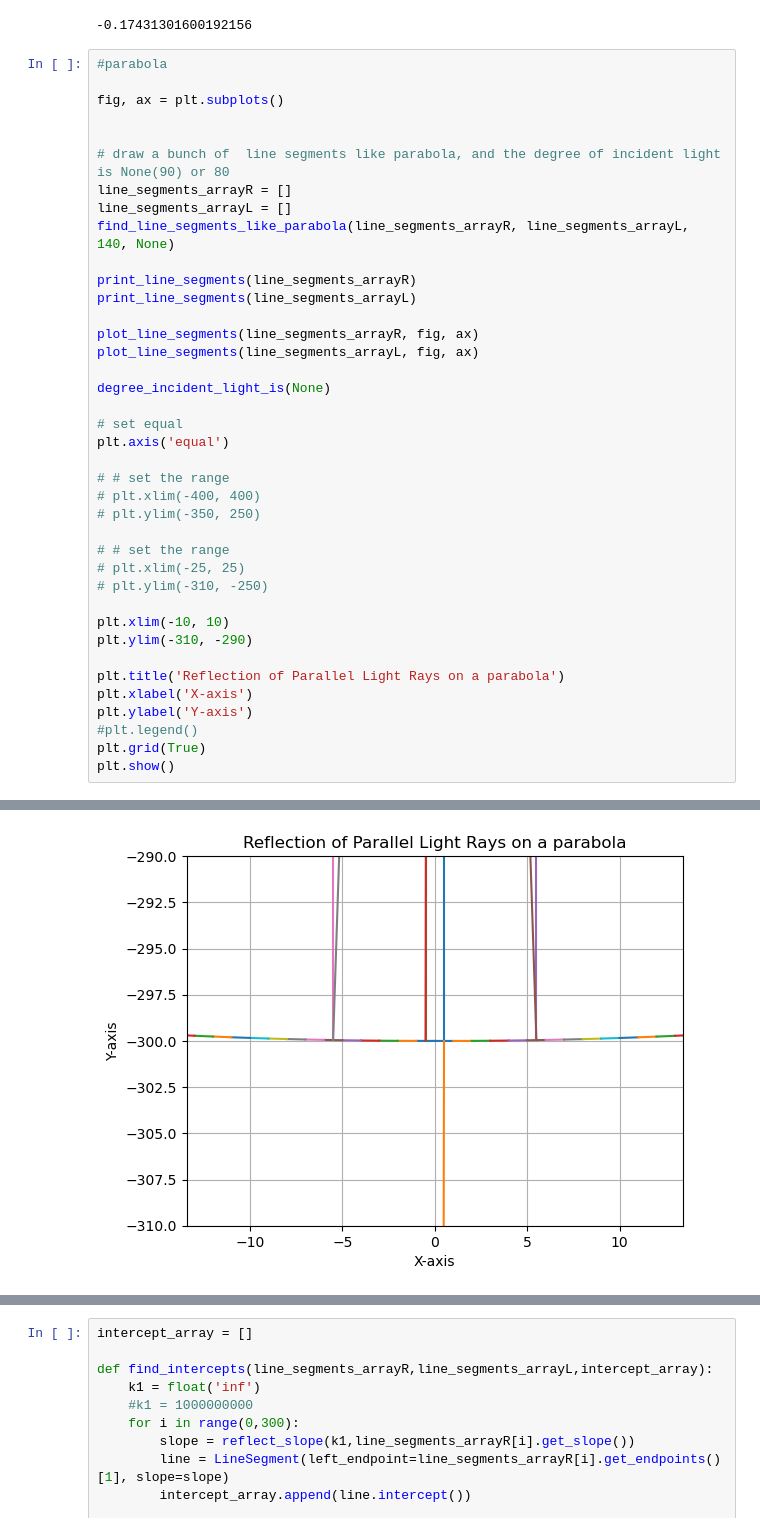
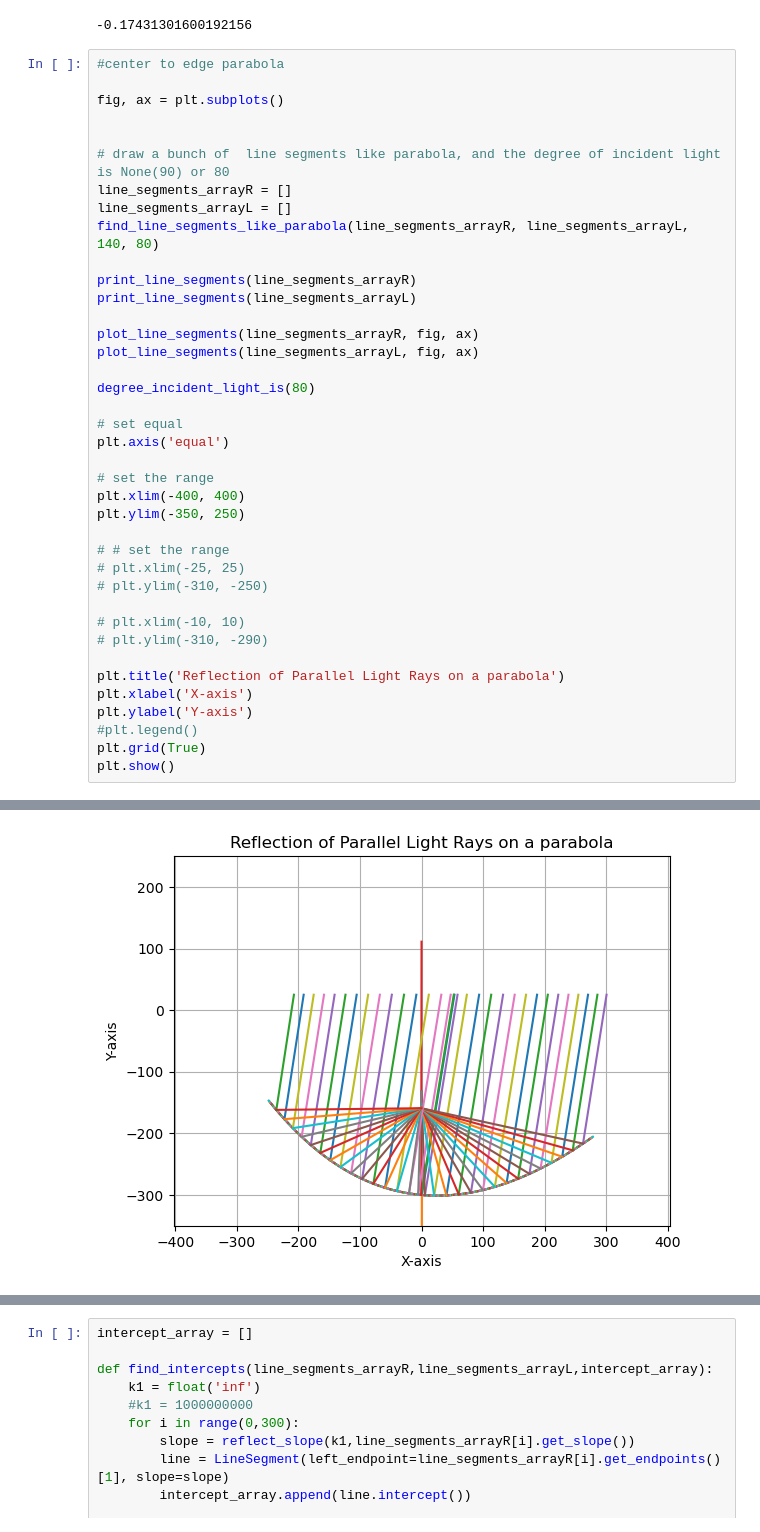
Before and after one commit to xiuxiua8/MCM_ProblemA, a Jupyter notebook: draw.ipynb, the cells around one changed output, grey strips where cells are left out. Saved outputs shown, nothing was run; the diff lists cells and outputs as text.

Commit message:
add markdown & edge to center

```diff
--- a/draw.ipynb
+++ b/draw.ipynb
@@ -357,7 +367,7 @@ print(small_theta(140, 70))
 # %% [output]
 -0.17431301600192156
 # %%
-#parabola
+#center to edge parabola
 
 fig, ax = plt.subplots()
 
@@ -365,7 +375,7 @@ fig, ax = plt.subplots()
 # draw a bunch of  line segments like parabola, and the degree of incident light is None(90) or 80
 line_segments_arrayR = []
 line_segments_arrayL = []
-find_line_segments_like_parabola(line_segments_arrayR, line_segments_arrayL, 140, None)
+find_line_segments_like_parabola(line_segments_arrayR, line_segments_arrayL, 140, 80)
 
 print_line_segments(line_segments_arrayR)
 print_line_segments(line_segments_arrayL)
@@ -373,21 +383,21 @@ print_line_segments(line_segments_arrayL)
 plot_line_segments(line_segments_arrayR, fig, ax)
 plot_line_segments(line_segments_arrayL, fig, ax)
 
-degree_incident_light_is(None)
+degree_incident_light_is(80)
 
 # set equal
 plt.axis('equal')
 
-# # set the range
-# plt.xlim(-400, 400)
-# plt.ylim(-350, 250)
+# set the range
+plt.xlim(-400, 400)
+plt.ylim(-350, 250)
 
 # # set the range
 # plt.xlim(-25, 25)
 # plt.ylim(-310, -250)
 
-plt.xlim(-10, 10)
-plt.ylim(-310, -290)
+# plt.xlim(-10, 10)
+# plt.ylim(-310, -290)
 
 plt.title('Reflection of Parallel Light Rays on a parabola')
 plt.xlabel('X-axis')
@@ -416 +426 @@ plt.show()
-[figure, old version]
+[figure, new version]
```
Also changed, not shown: parts of 10 cells of this notebook.
